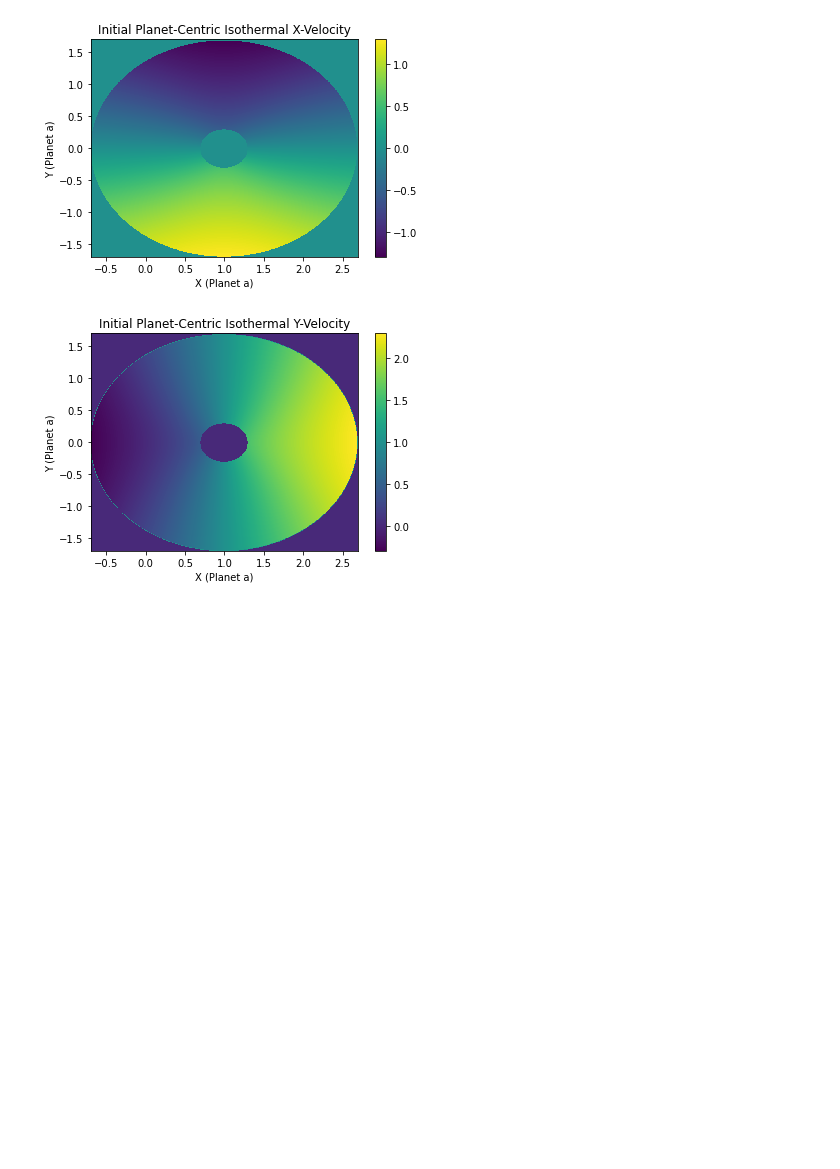
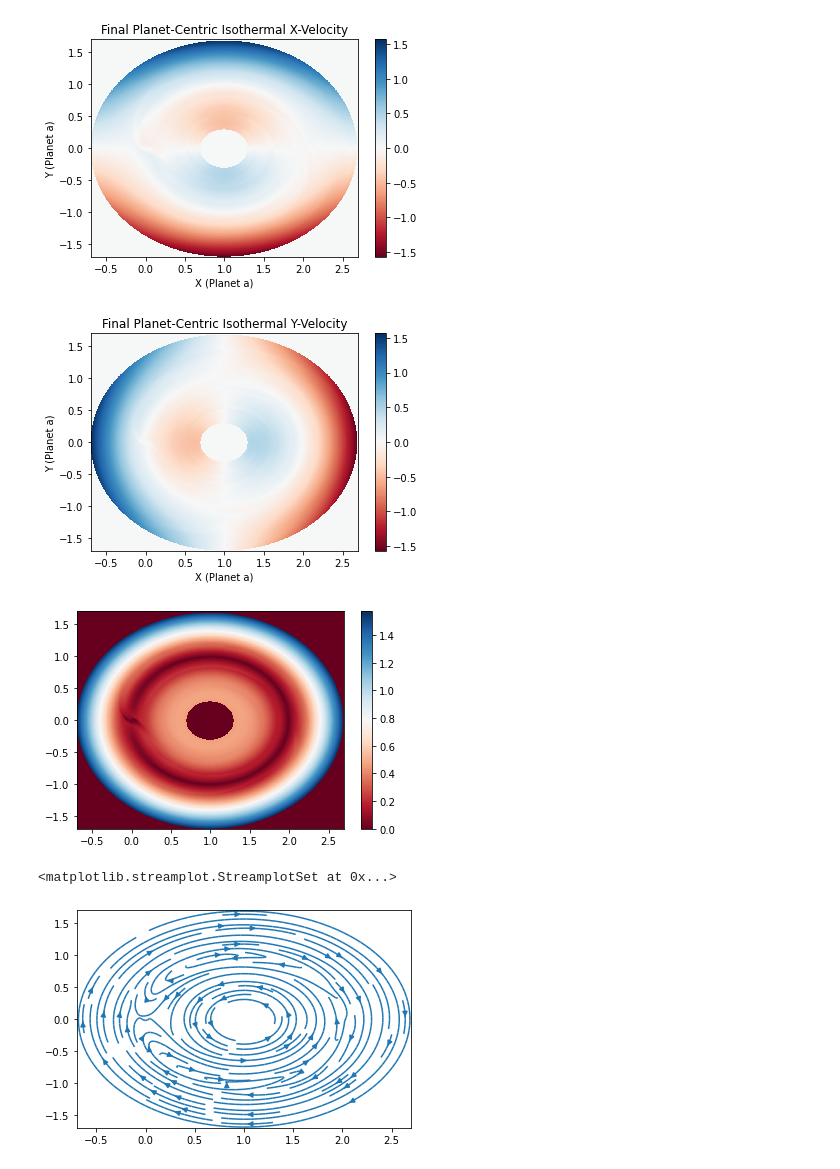
Before and after one commit to afk22996/AdiabaticRunaway, a Jupyter notebook: Plotter.ipynb, the cells around one changed output. Cells and saved outputs as stored; diff of their text form; code cells hidden in the pictures; blank space fills up the shorter version.

```diff
--- a/Plotter.ipynb
+++ b/Plotter.ipynb
@@ -79,4 +80,4 @@ def cartVelocity(x, y, xVals, yVals, xVel, yVel):
 xres = 384
 yres = 768
 filepath = "/home/afkirby/penguinPlots/2DGammaChange/"
-gam10data = load_2D_data("/scratch/afkirby/2DAdiabaticParameterChange/Gamma1.0/", xres, yres, "h50_1p1J_e0_PPM4", 0)
+gam10data = load_2D_data("/scratch/afkirby/2DAdiabaticParameterChange/Gamma1.0/", xres, yres, "h50_1p1J_e0_PPM4", 100)
@@ -87,7 +159,7 @@ planetCoordsCart = geo.sphericalToCartesian(planetCoords, dim = 2)
 planetVel = (0, 1)
 planetVelCart = geo.sphericalToCartesianVelocity(planetCoords, planetVel, dim = 2)
 # %%
-#Creating Cartesian Grid
+#Creating Corotating Cartesian Grid
 coordX = np.ndarray(1001)
 coordY = np.ndarray(1001)
 for i in range(1001):
@@ -96,13 +168,19 @@ for i in range(1001):
 for j in range(1001):
     coordY[j] = -gam10data[1][-1] + 2*gam10data[1][-1]*(j)/1000
 
+gam10rCo = gam10data[5]
+gam10thetaCo = gam10data[6]
+for i in range(xres):
+    for j in range(yres):
+        gam10thetaCo[j,i] = gam10thetaCo[j,i] - planetVel[1]*gam10data[1][i]
 gam10velCartX = np.ndarray((1001,1001))
 gam10velCartY = np.ndarray((1001,1001))
+gam10dataCo = [gam10data[0], gam10data[1], gam10data[2], gam10data[3], gam10data[4], gam10rCo, gam10thetaCo]
 for i in range(1001):
     for j in range(1001):
         cartesian = (coordX[i], coordY[j])
         polar = geo.cartesianToSpherical(cartesian, 2)
-        velocities = velocity(polar[0], polar[1], gam10data)
+        velocities = velocity(polar[0], polar[1], gam10dataCo)
         gam10velCartX[j,i] = velocities[0]
         gam10velCartY[j,i] = velocities[1]
 # %%
@@ -127,14 +195,0 @@ plt.show()
-# %%
-#Shifting Cartesian Grid/Velocities
-for i in range(1001):
-    for j in range(1001):
-        r = np.sqrt(coordX[i]**2 + coordY[j]**2)
-        if(r <= gam10data[1][0] or r >= gam10data[1][-1]):
-            gam10velCartX[i,j] = 0
-            gam10velCartY[i,j] = 0
-        else:
-            gam10velCartX[i,j] = gam10velCartX[i,j] - planetVelCart[0]
-            gam10velCartY[i,j] = gam10velCartY[i,j] - planetVelCart[1]
-for k in range(1001):
-    coordX[k] = coordX[k] - planetCoordsCart[0]
-    coordY[k] = coordY[k] - planetCoordsCart[1]
@@ -141,19 +232,30 @@ for k in range(1001):
 # %%
 plt.figure()
-plt.pcolor(coordX, coordY, gam10velCartX)
-plt.title("Initial Planet-Centric Isothermal X-Velocity")
+plt.pcolor(coordX, coordY, gam10velCartX, cmap = "RdBu")
+plt.title("Final Planet-Centric Isothermal X-Velocity")
 plt.xlabel("X (Planet a)")
 plt.ylabel("Y (Planet a)")
 plt.colorbar()
 plt.show()
 
 plt.figure()
-plt.pcolor(coordX, coordY, gam10velCartY)
-plt.title("Initial Planet-Centric Isothermal Y-Velocity")
+plt.pcolor(coordX, coordY, gam10velCartY, cmap = "RdBu")
+plt.title("Final Planet-Centric Isothermal Y-Velocity")
 plt.xlabel("X (Planet a)")
 plt.ylabel("Y (Planet a)")
 plt.colorbar()
 plt.show()
+
+vtot = np.sqrt(gam10velCartX**2 + gam10velCartY**2)
+plt.figure()
+plt.pcolor(coordX, coordY, vtot, cmap = "RdBu")
+plt.colorbar()
+plt.show()
+
+plt.streamplot(coordX, coordY, gam10velCartX, gam10velCartY, density = 1.5)
 # %% [output]
-[figure, old version]
+[figure, new version]
-[figure, old version]
+[figure, new version]
+[figure, added]
+<matplotlib.streamplot.StreamplotSet at 0x...>
+[figure, added]
```
Also changed, not shown: parts of 20 cells of this notebook, 1 other file.
